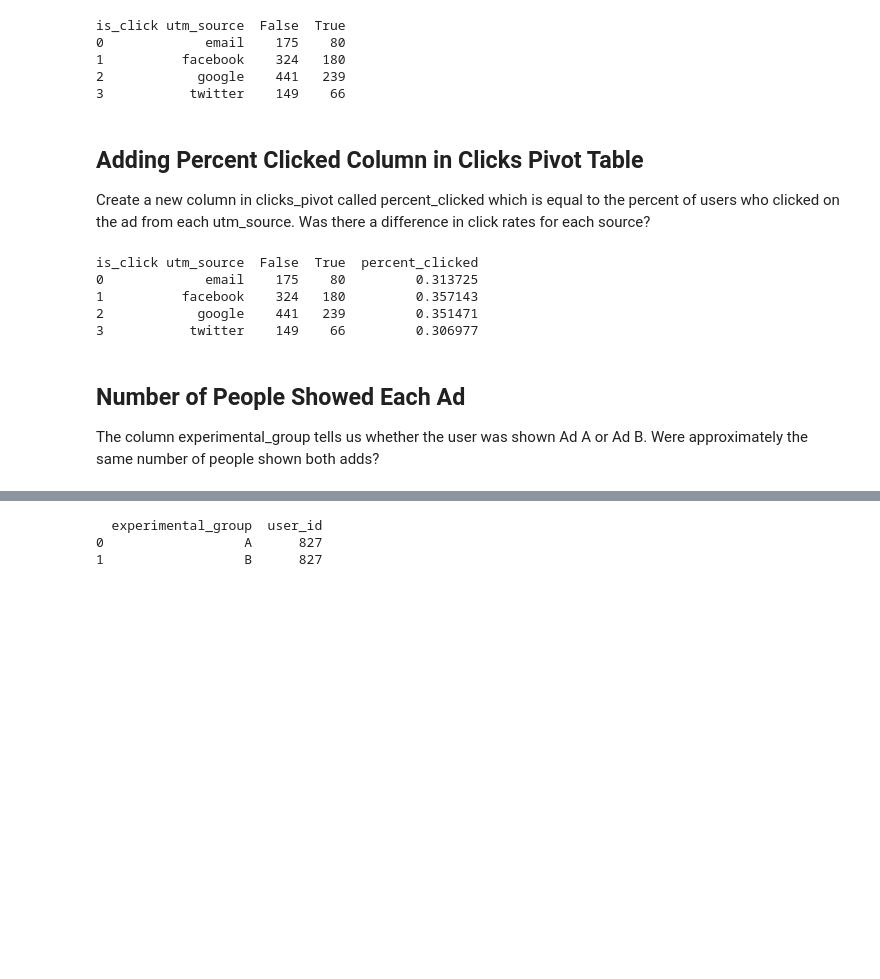
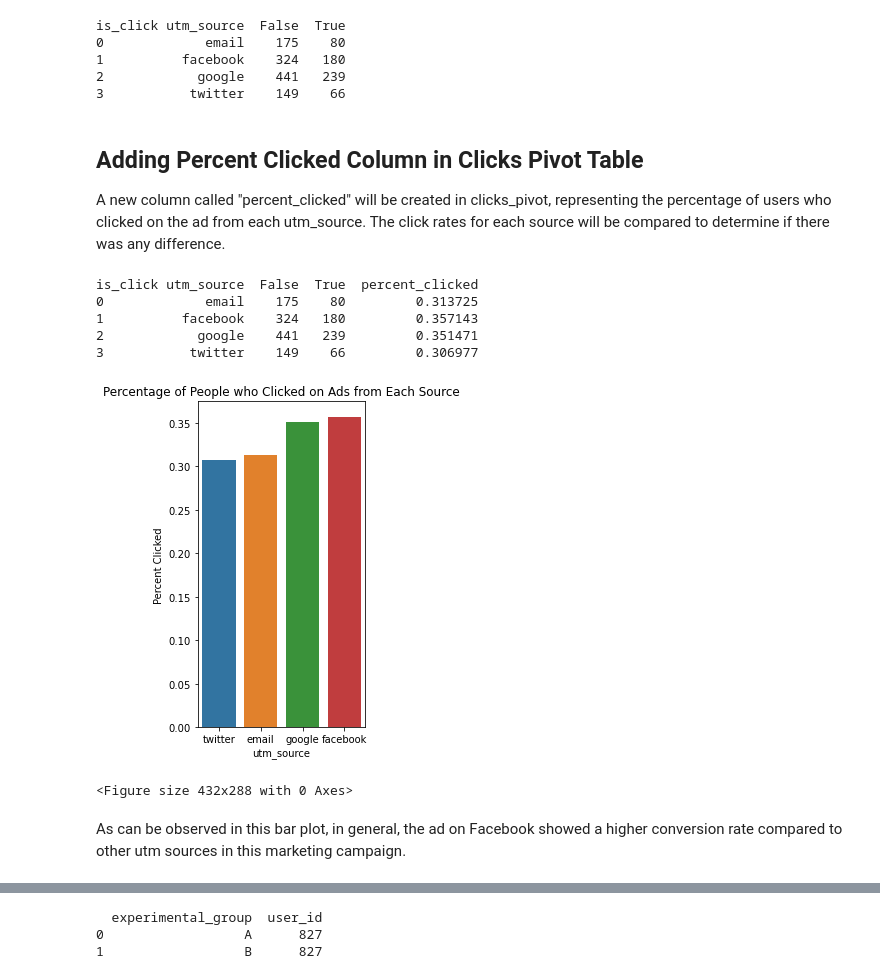
Before and after one commit to pedramsafaeifar/Ad_Clicks___AB_Testing, a Jupyter notebook: Ad_AB_Test_Using_Pandas_Aggregates.ipynb, the cells around one changed output, grey strips where cells are left out. Drawn from its saved outputs; the diff is of its cells as text; code cells hidden in the pictures; blank space fills up the shorter version.

```diff
--- a/Ad_AB_Test_Using_Pandas_Aggregates.ipynb
+++ b/Ad_AB_Test_Using_Pandas_Aggregates.ipynb
@@ -105,8 +143,8 @@ is_click utm_source  False  True
 3           twitter    149    66
 # %% [markdown]
 ## Adding Percent Clicked Column in Clicks Pivot Table
-Create a new column in clicks_pivot called percent_clicked which is equal to the percent of users who clicked on the ad from each utm_source.
-Was there a difference in click rates for each source?
+A new column called "percent_clicked" will be created in clicks_pivot, representing the percentage of users who clicked on the ad from each utm_source.
+The click rates for each source will be compared to determine if there was any difference.
 # %%
 clicks_pivot['percent_clicked'] = clicks_pivot[True] /(clicks_pivot[True] +
 clicks_pivot[False])
@@ -117,7 +155,21 @@ is_click utm_source  False  True  percent_clicked
 1          facebook    324   180         0.357143
 2            google    441   239         0.351471
 3           twitter    149    66         0.306977
-# %% [markdown]
-## Number of People Showed Each Ad
-The column experimental_group tells us whether the user was shown Ad A or Ad B.
-Were approximately the same number of people shown both adds?
+# %%
+# Sort the df by 'percent_clicked' in ascending order
+clicks_pivot_sorted = clicks_pivot.sort_values(by='percent_clicked')
+# %%
+plt.figure(figsize=(3, 6))
+sns.barplot(x='utm_source', y='percent_clicked', data=clicks_pivot_sorted)
+
+# Set labels and title
+plt.xlabel('utm_source')
+plt.ylabel('Percent Clicked')
+plt.title('Percentage of People who Clicked on Ads from Each Source')
+plt.show()
+plt.clf()
+# %% [output]
+[figure, added]
+<Figure size 432x288 with 0 Axes>
+# %% [markdown]
+As can be observed in this bar plot, in general, the ad on Facebook showed a higher conversion rate compared to other utm sources in this marketing campaign.
```
Also changed, not shown: parts of 17 cells of this notebook.
